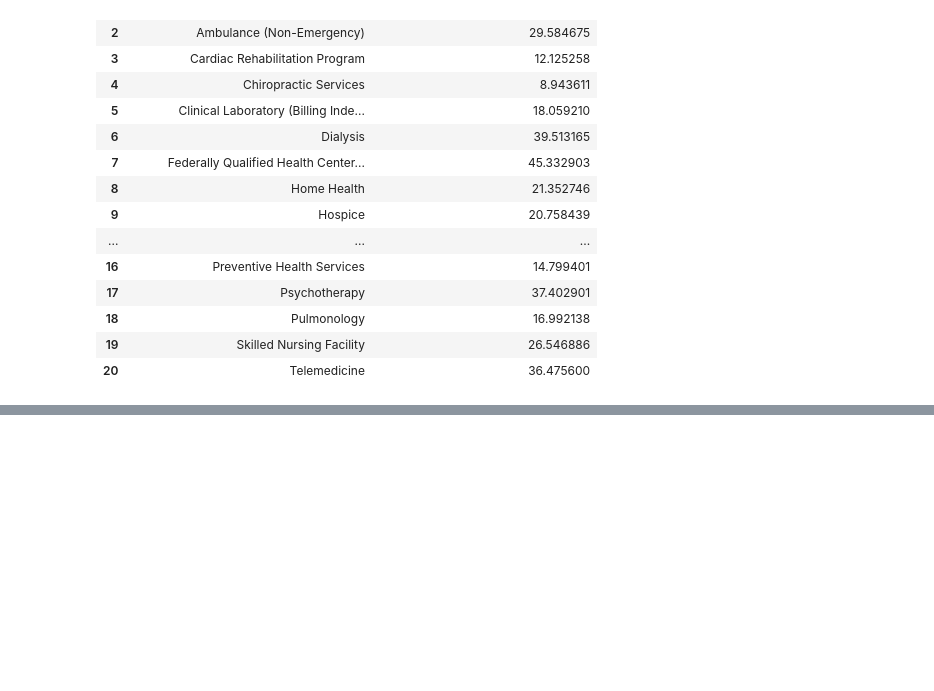
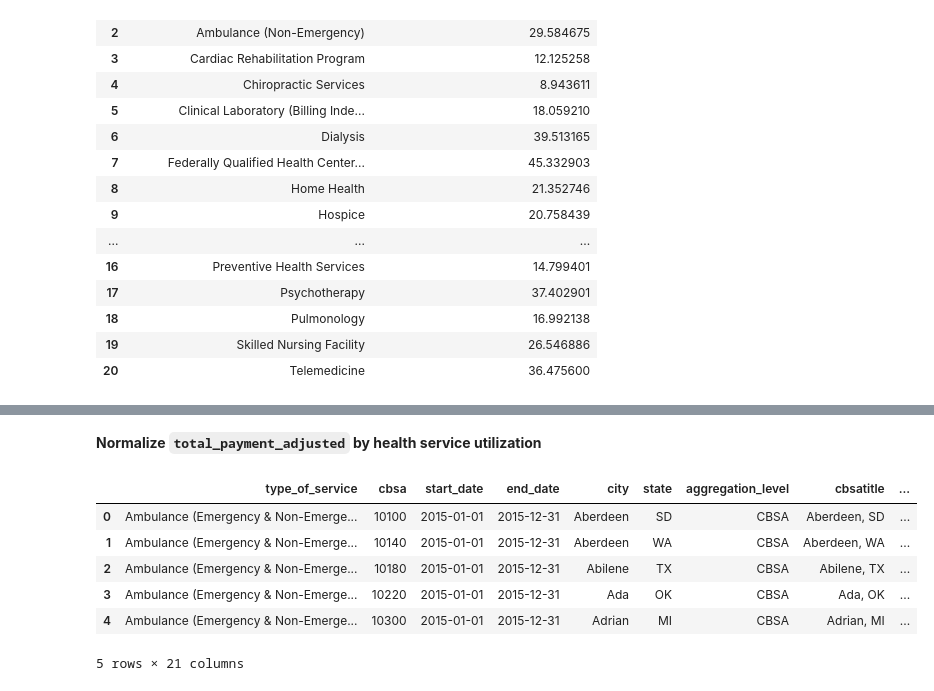
Before and after one commit to renaqd/team7-ADS502, a Jupyter notebook: team7-Final.ipynb, the cells around one changed output, grey strips where cells are left out. Saved outputs shown, nothing was run; the diff lists cells and outputs as text; code cells hidden in the pictures; blank space fills up the shorter version.

```diff
--- a/team7-Final.ipynb
+++ b/team7-Final.ipynb
@@ -320,0 +533,13 @@ cbsa.to_csv('cbsa_providerv5.csv', index=False)
+# %% [markdown]
+**Normalize `total_payment_adjusted` by health service utilization**
+# %%
+cbsa['total_payment_adj_z'] = cbsa['total_payment_adjusted']/cbsa['number_of_users']
+cbsa.head()
+# %% [output]
+|  | type_of_service | cbsa | start_date | end_date | city | state | aggregation_level | cbsatitle | ... |
+| 0 | Ambulance (Emergency & Non-Emerge... | 10100 | 2015-01-01 | 2015-12-31 | Aberdeen | SD | CBSA | Aberdeen, SD | ... |
+| 1 | Ambulance (Emergency & Non-Emerge... | 10140 | 2015-01-01 | 2015-12-31 | Aberdeen | WA | CBSA | Aberdeen, WA | ... |
+| 2 | Ambulance (Emergency & Non-Emerge... | 10180 | 2015-01-01 | 2015-12-31 | Abilene | TX | CBSA | Abilene, TX | ... |
+| 3 | Ambulance (Emergency & Non-Emerge... | 10220 | 2015-01-01 | 2015-12-31 | Ada | OK | CBSA | Ada, OK | ... |
+| 4 | Ambulance (Emergency & Non-Emerge... | 10300 | 2015-01-01 | 2015-12-31 | Adrian | MI | CBSA | Adrian, MI | ... |
+5 rows × 21 columns
```
Also changed, not shown: parts of 42 cells of this notebook.
